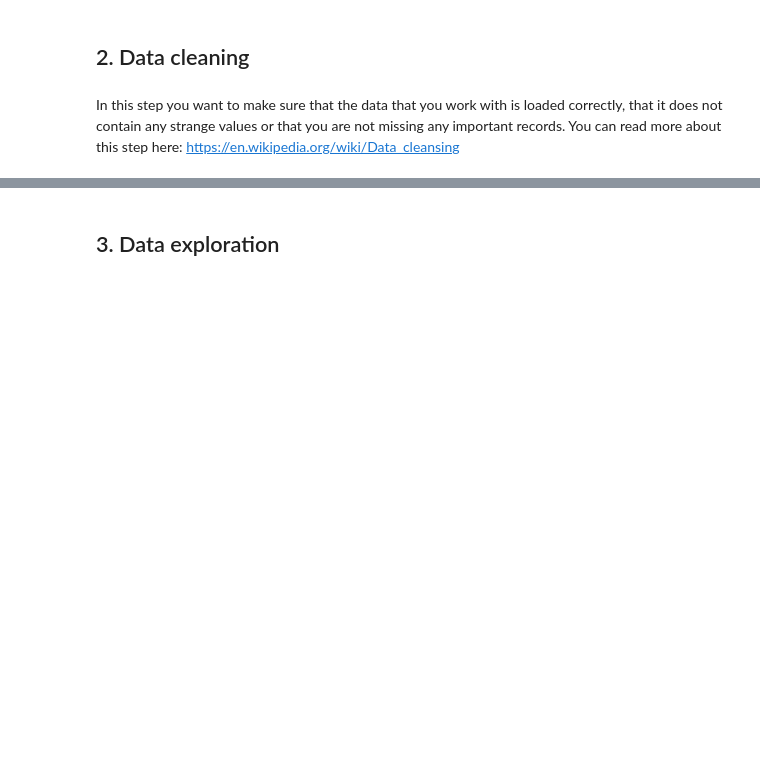
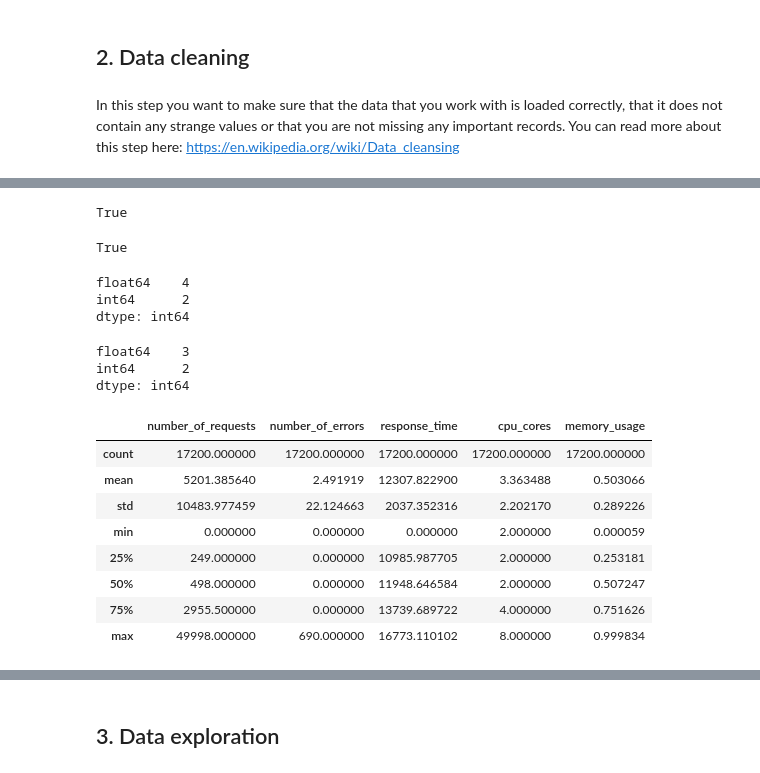
Before and after one commit to natasa-plulikova/interns_day, a Jupyter notebook: Starter_notebook.ipynb, the cells around one changed output, grey strips where cells are left out. Cells and saved outputs as stored; diff of their text form; code cells hidden in the pictures; blank space fills up the shorter version.

```diff
--- a/Starter_notebook.ipynb
+++ b/Starter_notebook.ipynb
@@ -138,0 +104,8 @@ df_test
+# %%
+df_test['id'].is_unique
+# %% [output]
+True
+# %%
+df_train['id'].is_unique
+# %% [output]
+True
@@ -138,0 +117,24 @@ df_test
+# %%
+df_train.dtypes.value_counts()
+# %% [output]
+float64    4
+int64      2
+dtype: int64
+# %%
+df_test.dtypes.value_counts()
+# %% [output]
+float64    3
+int64      2
+dtype: int64
+# %%
+df_test.describe()
+# %% [output]
+|  | number_of_requests | number_of_errors | response_time | cpu_cores | memory_usage |
+| count | 17200.000000 | 17200.000000 | 17200.000000 | 17200.000000 | 17200.000000 |
+| mean | 5201.385640 | 2.491919 | 12307.822900 | 3.363488 | 0.503066 |
+| std | 10483.977459 | 22.124663 | 2037.352316 | 2.202170 | 0.289226 |
+| min | 0.000000 | 0.000000 | 0.000000 | 2.000000 | 0.000059 |
+| 25% | 249.000000 | 0.000000 | 10985.987705 | 2.000000 | 0.253181 |
+| 50% | 498.000000 | 0.000000 | 11948.646584 | 2.000000 | 0.507247 |
+| 75% | 2955.500000 | 0.000000 | 13739.689722 | 4.000000 | 0.751626 |
+| max | 49998.000000 | 690.000000 | 16773.110102 | 8.000000 | 0.999834 |
```
Also changed, not shown: parts of 19 cells of this notebook.
